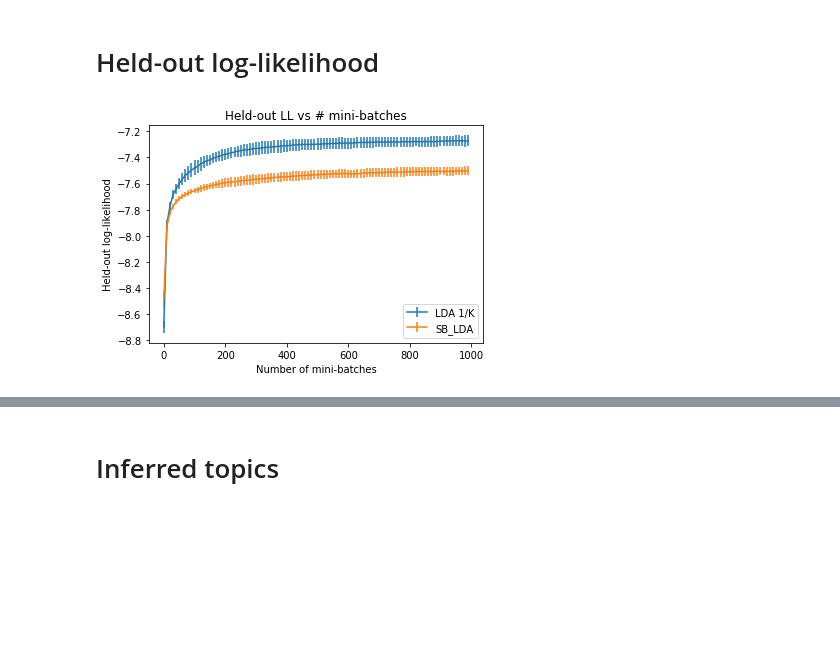
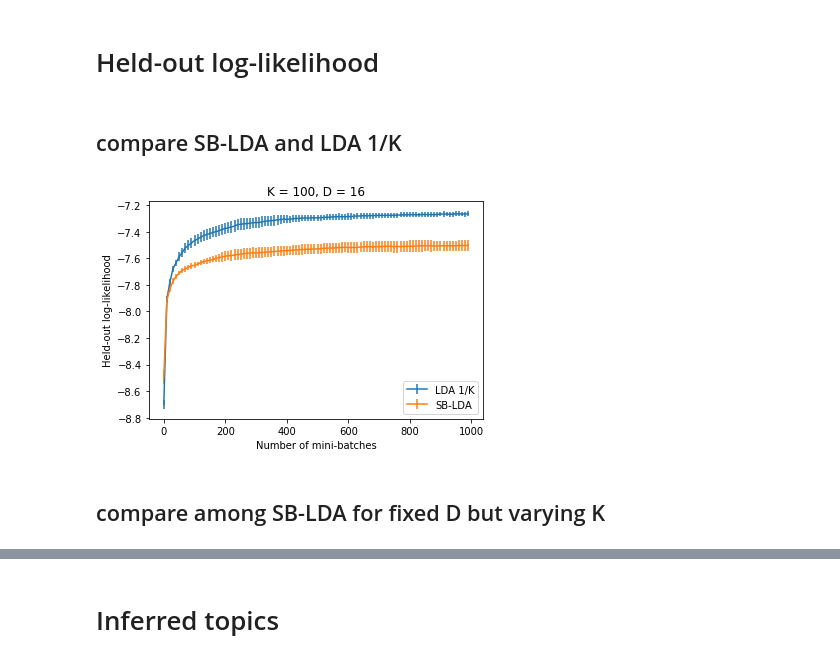
Before and after one commit to tinnguyen96/onlineldavb, a Jupyter notebook: Report.ipynb, the cells around one changed output, grey strips where cells are left out. Cells and saved outputs as stored; diff of their text form; code cells hidden in the pictures; blank space fills up the shorter version.

```diff
--- a/Report.ipynb
+++ b/Report.ipynb
@@ -3,10 +6,11 @@
+# %% [markdown]
+## compare SB-LDA and LDA 1/K
 # %%
-import numpy as np
-import matplotlib.pyplot as plt
-
-def plotLL(K, inroot, heldoutroot, expset):
+def compare_sbVSlda(K, D, inroot, heldoutroot, expset):
     """
     Inputs:
+        K: approximation level
+        D: mini-batch size
         expset: list of experimental seeds
     Outputs:
         plots LL of LDA 1/K and SB_LDA versus number of minibatches
@@ -16,11 +20,11 @@ def plotLL(K, inroot, heldoutroot, expset):
     """
 
     # Load and compute average LDA 1/K
-    ldadir = "ldaK" + str(K) + "_" + inroot + "_" + heldoutroot
+    ldadir = "ldaK" + str(K) + "_" + "D" + str(D) + "_" + inroot + "_" + heldoutroot
     ldaLL = []
     ## load experiments
     for seed in expset:
-        ldapath = ldadir + "/_" + str(seed) + ".csv"
+        ldapath = ldadir + "/LL_" + str(seed) + ".csv"
         result = np.loadtxt(ldapath)
         ldabatchcounts = result[:,0]
         ldaLL.append(result[:,2])
@@ -29,11 +33,11 @@ def plotLL(K, inroot, heldoutroot, expset):
     ldaerr = np.std(ldaLL, axis=0) # shape (maxbatchcount,)
 
     # Load and compute average SB_LDA
-    sbdir = "sbldaK" + str(K) + "_" + inroot + "_" + heldoutroot
+    sbdir = "sbldaK" + str(K) + "_" + "D" + str(D) + "_" + inroot + "_" + heldoutroot
     sbLL = []
     ## load experiments
     for seed in expset:
-        sbpath = sbdir + "/_" + str(seed) + ".csv"
+        sbpath = sbdir + "/LL_" + str(seed) + ".csv"
         result = np.loadtxt(sbpath)
         sbbatchcounts = result[:,0]
         sbLL.append(result[:,2])
@@ -44,7 +48,7 @@ def plotLL(K, inroot, heldoutroot, expset):
     fig = plt.figure()
     plt.errorbar(ldabatchcounts, ldaavg, yerr=ldaerr,label='LDA 1/K')
     plt.errorbar(sbbatchcounts, sbavg, yerr=sberr,label='SB-LDA')
-    plt.title('Held-out LL vs # mini-batches')
+    plt.title('K = %d, D = %d' %(K,D))
     plt.xlabel('Number of mini-batches')
     plt.ylabel('Held-out log-likelihood')
     plt.legend()
@@ -52,6 +56,8 @@ def plotLL(K, inroot, heldoutroot, expset):
 
     return
 # %%
-plotLL(100, "wiki10k","wiki1k", range(1,11))
+compare_sbVSlda(100, 16, "wiki10k","wiki1k", range(5,10))
 # %% [output]
-[figure, old version]
+[figure, new version]
+# %% [markdown]
+## compare among SB-LDA for fixed D but varying K
```
Also changed, not shown: parts of 6 cells of this notebook, 6 other files.
